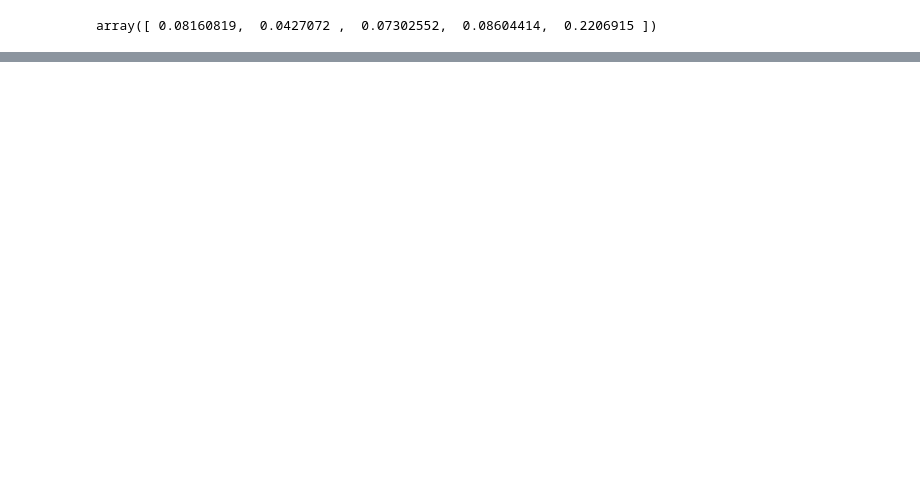
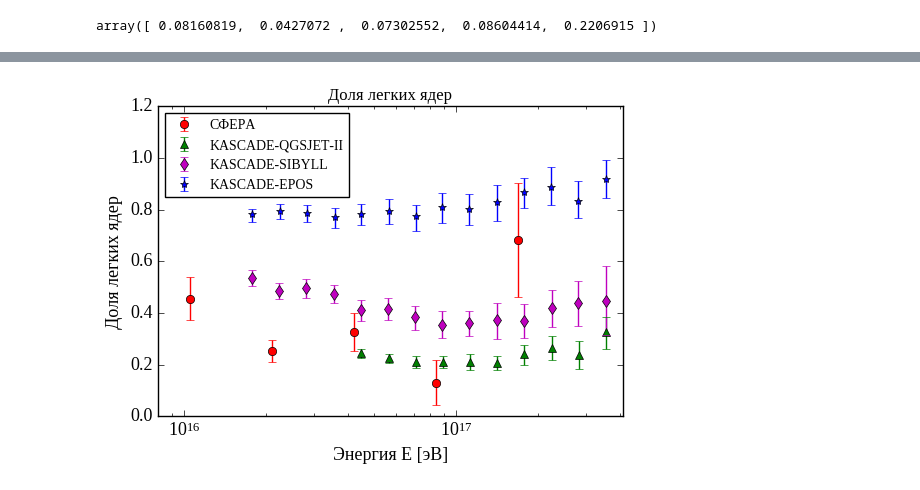
Before and after one commit to bonvech/Sphere, a Jupyter notebook: Pics/Mass_composition.ipynb, the cells around one changed output, grey strips where cells are left out. Saved outputs shown, nothing was run; the diff lists cells and outputs as text; code cells hidden in the pictures; blank space fills up the shorter version.

```diff
--- a/Pics/Mass_composition.ipynb
+++ b/Pics/Mass_composition.ipynb
@@ -135,0 +139,30 @@ plt.savefig('mass_comp.eps')
+# %%
+yerr = np.array(sphere.err)
+plt.errorbar(sphere.E, sphere.frac,  yerr = [yerr,yerr], fmt='ro', label = u'СФЕРА')
+
+tmp = kascade
+x,y,yerr1, yerr2 = tmp.E, tmp.frac, np.array(tmp.errmin), np.array(tmp.errplus)
+plt.errorbar(x, y,  yerr = [yerr1,yerr2], fmt='g^', label = r'KASCADE-QGSJET-II')
+
+tmp = sibyll
+x,y,yerr1, yerr2 = tmp.E, tmp.frac, np.array(tmp.errmin), np.array(tmp.errplus)
+plt.errorbar(x, y,  yerr = [yerr1,yerr2], fmt='md', label = r'KASCADE-SIBYLL')
+
+yerr1 = np.array(epos.errmin)
+yerr2 = np.array(epos.errplus)
+plt.errorbar(epos.E, epos.frac,  yerr = [yerr1,yerr2], fmt='b*', label = r'KASCADE-EPOS')
+
+# === оси и надписи ===
+plt.axis([8e15, 410e15, 0., 1.2])
+plt.tick_params(axis='both', which='major', labelsize=13)
+plt.xscale('log')
+plt.xlabel('Энергия E [эВ]',   fontsize = 13)
+plt.ylabel('Доля легких ядер', fontsize = 13) #'large')
+plt.title(u'Доля легких ядер')
+plt.legend(loc=2, numpoints=1, fontsize = 'medium' )
+plt.grid(False)
+
+plt.savefig('mass_comp_ru.png', dpi=200)
+plt.savefig('mass_comp_ru.eps')
+# %% [output]
+[figure, added]
```
Also changed, not shown: parts of 7 cells of this notebook, 4 other files.
